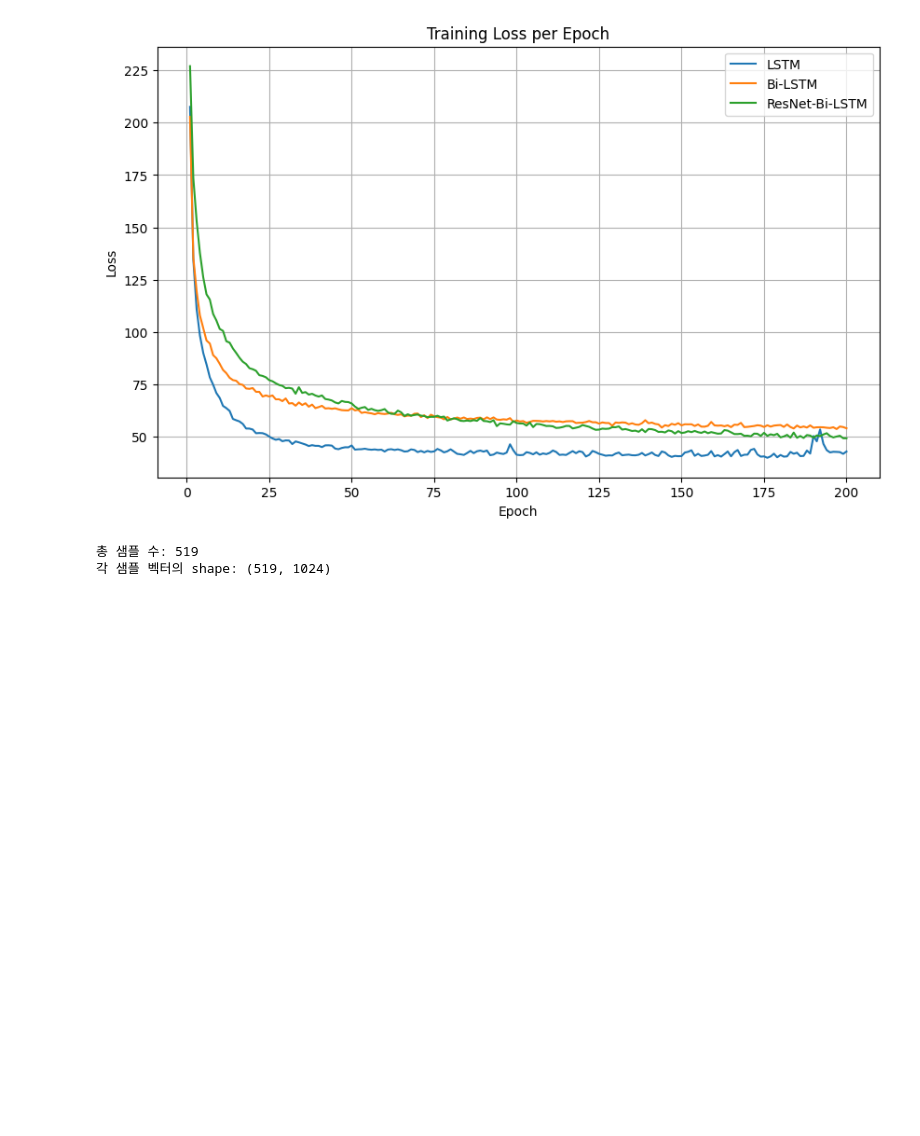
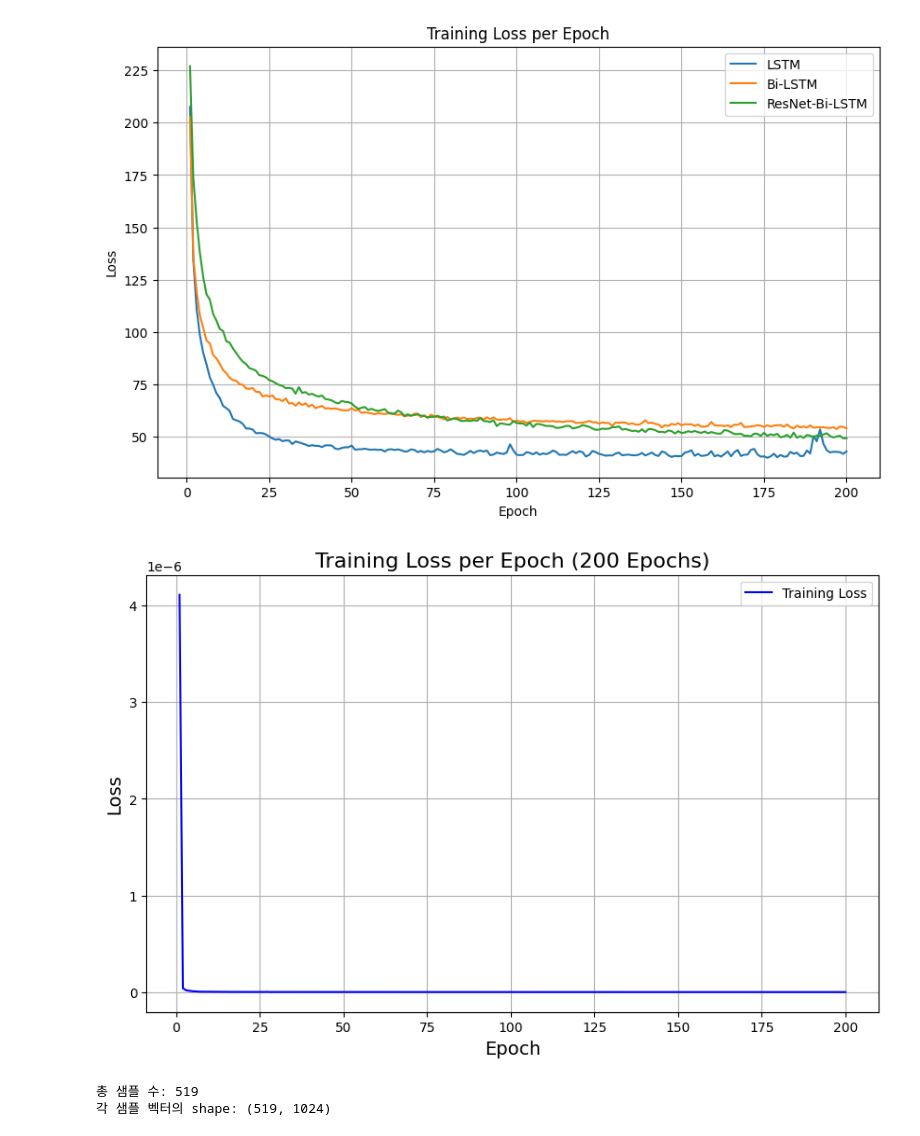
Before and after one commit to uiinlee/CV, a Jupyter notebook: model.ipynb, the cells around one changed output. Drawn from its saved outputs; the diff is of its cells as text; code cells hidden in the pictures; blank space fills up the shorter version.

```diff
--- a/model.ipynb
+++ b/model.ipynb
@@ -775,6 +775,49 @@ plt.grid(True)
 plt.show()
 # %% [output]
 [figure]
+# %%
+import matplotlib.pyplot as plt
+
+# 예시로 주어진 Epoch별 loss 값 (소수점 12자리까지)
+loss_history = [
+    4.110184e-06, 3.9675e-08, 1.8583e-08, 1.3902e-08, 9.283e-09, 7.991e-09, 5.164e-09, 4.815e-09, 3.981e-09, 3.629e-09,
+    3.494e-09, 3.406e-09, 3.133e-09, 3.025e-09, 2.905e-09, 2.795e-09, 2.644e-09, 2.593e-09, 2.520e-09, 2.690e-09,
+    2.412e-09, 2.358e-09, 3.065e-09, 2.243e-09, 2.289e-09, 2.199e-09, 3.352e-09, 1.829e-09, 2.347e-09, 2.105e-09,
+    2.114e-09, 2.053e-09, 1.994e-09, 1.944e-09, 1.947e-09, 1.890e-09, 1.872e-09, 1.887e-09, 1.820e-09, 1.851e-09,
+    1.820e-09, 1.801e-09, 1.777e-09, 1.766e-09, 1.751e-09, 1.743e-09, 1.712e-09, 1.715e-09, 1.694e-09, 1.691e-09,
+    1.674e-09, 1.669e-09, 1.644e-09, 1.646e-09, 1.636e-09, 1.623e-09, 1.618e-09, 1.606e-09, 1.652e-09, 1.590e-09,
+    1.575e-09, 1.569e-09, 1.565e-09, 1.558e-09, 1.552e-09, 1.544e-09, 1.536e-09, 1.523e-09, 1.527e-09, 1.510e-09,
+    1.511e-09, 1.497e-09, 1.495e-09, 1.493e-09, 1.485e-09, 1.472e-09, 1.472e-09, 1.463e-09, 1.461e-09, 1.453e-09,
+    1.450e-09, 1.446e-09, 1.439e-09, 1.435e-09, 1.433e-09, 1.422e-09, 1.423e-09, 1.419e-09, 1.408e-09, 1.407e-09,
+    1.399e-09, 1.399e-09, 1.389e-09, 1.392e-09, 1.386e-09, 1.381e-09, 1.376e-09, 1.370e-09, 1.370e-09, 1.363e-09,
+    1.360e-09, 1.357e-09, 1.348e-09, 1.351e-09, 1.343e-09, 1.341e-09, 1.338e-09, 1.332e-09, 1.333e-09, 1.326e-09,
+    1.320e-09, 1.320e-09, 1.316e-09, 1.316e-09, 1.309e-09, 1.306e-09, 1.304e-09, 1.298e-09, 1.297e-09, 1.295e-09,
+    1.292e-09, 1.285e-09, 1.283e-09, 1.284e-09, 1.277e-09, 1.278e-09, 1.288e-09, 1.268e-09, 1.265e-09, 1.271e-09,
+    1.259e-09, 1.260e-09, 1.256e-09, 1.255e-09, 1.251e-09, 1.248e-09, 1.246e-09, 1.240e-09, 1.240e-09, 1.240e-09,
+    1.233e-09, 1.235e-09, 1.228e-09, 1.228e-09, 1.228e-09, 1.218e-09, 1.220e-09, 1.218e-09, 1.217e-09, 1.209e-09,
+    1.213e-09, 1.206e-09, 1.206e-09, 1.203e-09, 1.202e-09, 1.200e-09, 1.197e-09, 1.195e-09, 1.191e-09, 1.192e-09,
+    1.187e-09, 1.185e-09, 1.181e-09, 1.185e-09, 1.179e-09, 1.179e-09, 1.172e-09, 1.174e-09, 1.169e-09, 1.167e-09,
+    1.167e-09, 1.165e-09, 1.165e-09, 1.160e-09, 1.159e-09, 1.158e-09, 1.154e-09, 1.148e-09, 1.155e-09, 1.147e-09,
+    1.147e-09, 1.146e-09, 1.145e-09, 1.142e-09, 1.138e-09, 1.135e-09, 1.137e-09, 1.134e-09, 1.135e-09, 1.130e-09,
+    1.131e-09, 1.125e-09, 1.128e-09, 1.121e-09, 1.120e-09, 1.122e-09, 1.118e-09, 1.116e-09, 1.116e-09, 1.112e-09
+]
+
+# Epoch 리스트 (1부터 200까지)
+epochs = list(range(1, 201))
+
+plt.figure(figsize=(10, 6))
+plt.plot(epochs, loss_history,  linestyle='-', color='blue', label='Training Loss')
+plt.xlabel('Epoch', fontsize=14)
+plt.ylabel('Loss', fontsize=14)
+plt.title('Training Loss per Epoch (200 Epochs)', fontsize=16)
+plt.legend()
+plt.grid(True)
+
+# y축에 과학적 표기법 적용 (소수점 이하 자릿수가 작으므로)
+plt.ticklabel_format(axis='y', style='sci', scilimits=(0, 0))
+plt.show()
+# %% [output]
+[figure, added]
 # %%
 import torch
 import gzip
```
Also changed, not shown: parts of 2 cells of this notebook.
